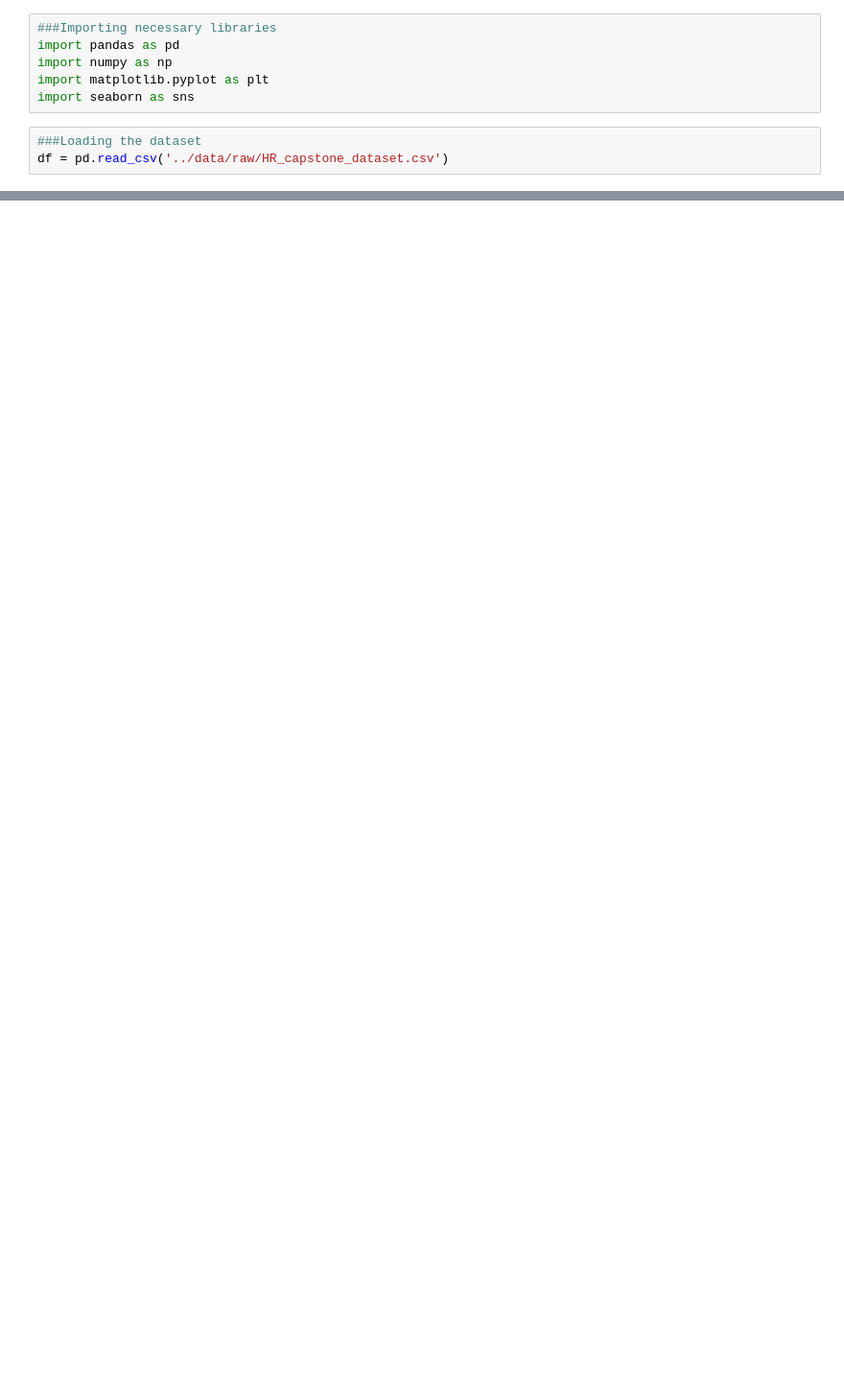
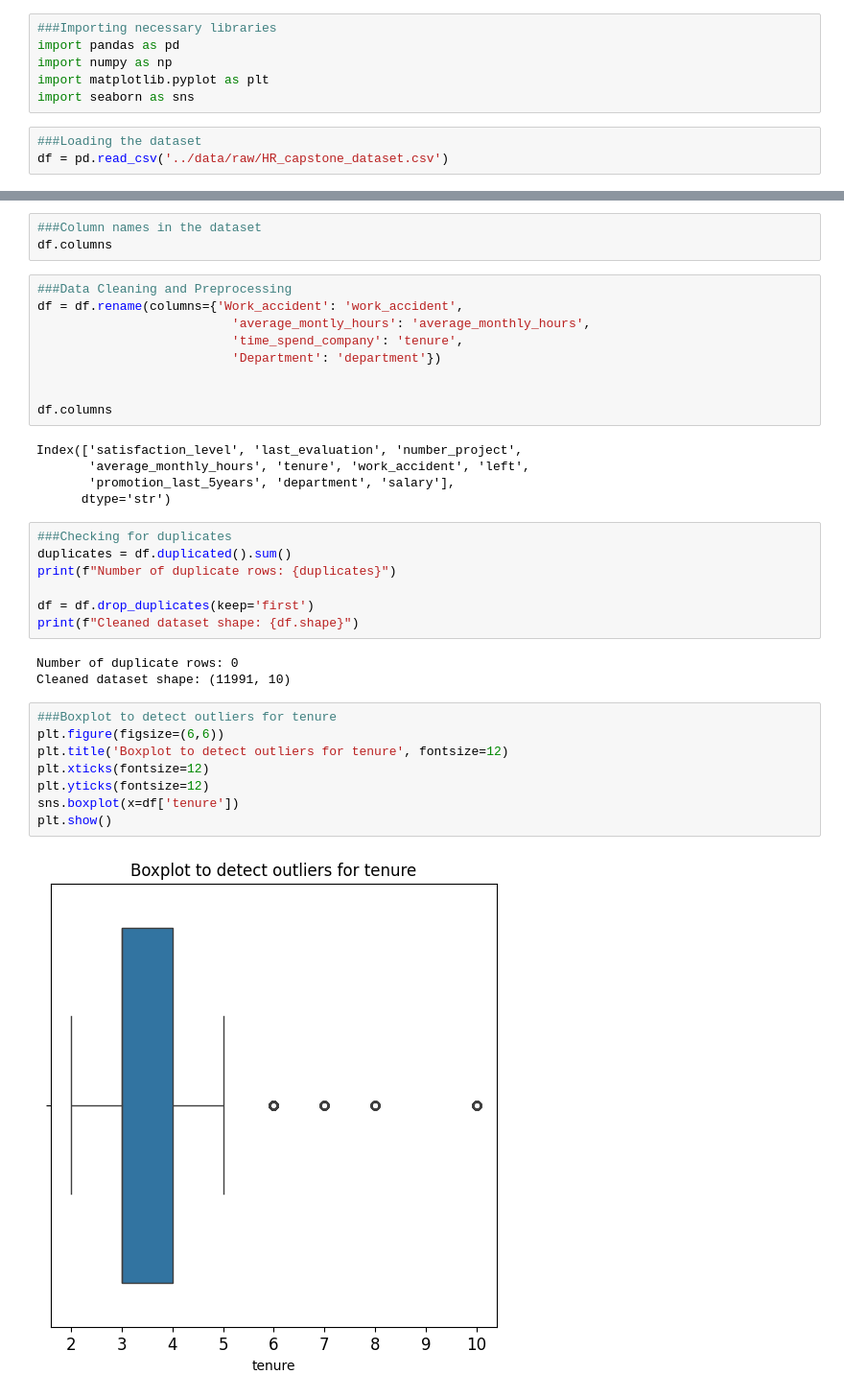
Before and after one commit to ShanT237/salifort-retention-project, a Jupyter notebook: notebooks/01_eda_and_modeling.ipynb, the cells around one changed output, grey strips where cells are left out. Shown at 96% size. Saved outputs shown, nothing was run; the diff lists cells and outputs as text; blank space fills up the shorter version.

```diff
--- a/notebooks/01_eda_and_modeling.ipynb
+++ b/notebooks/01_eda_and_modeling.ipynb
@@ -19,0 +59,37 @@ df.head()
+# %%
+###Column names in the dataset
+df.columns
+# %%
+###Data Cleaning and Preprocessing
+df = df.rename(columns={'Work_accident': 'work_accident',
+                          'average_montly_hours': 'average_monthly_hours',
+                          'time_spend_company': 'tenure',
+                          'Department': 'department'})
+
+
+df.columns
+# %% [output]
+Index(['satisfaction_level', 'last_evaluation', 'number_project',
+       'average_monthly_hours', 'tenure', 'work_accident', 'left',
+       'promotion_last_5years', 'department', 'salary'],
+      dtype='str')
+# %%
+###Checking for duplicates
+duplicates = df.duplicated().sum()
+print(f"Number of duplicate rows: {duplicates}")
+
+df = df.drop_duplicates(keep='first')
+print(f"Cleaned dataset shape: {df.shape}")
+# %% [output]
+Number of duplicate rows: 0
+Cleaned dataset shape: (11991, 10)
+# %%
+###Boxplot to detect outliers for tenure
+plt.figure(figsize=(6,6))
+plt.title('Boxplot to detect outliers for tenure', fontsize=12)
+plt.xticks(fontsize=12)
+plt.yticks(fontsize=12)
+sns.boxplot(x=df['tenure'])
+plt.show()
+# %% [output]
+[figure, added]
```
Also changed, not shown: parts of 14 cells of this notebook.
